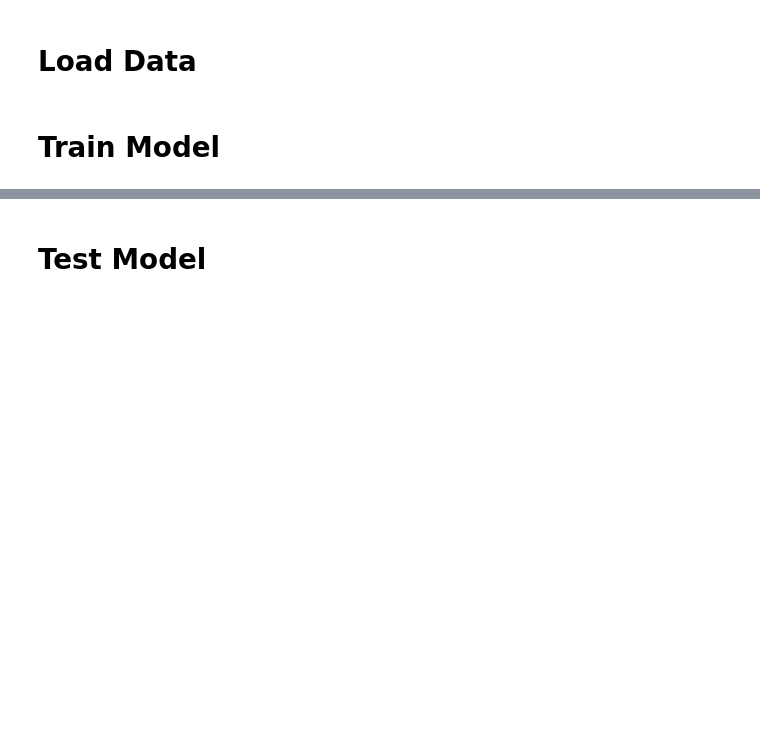
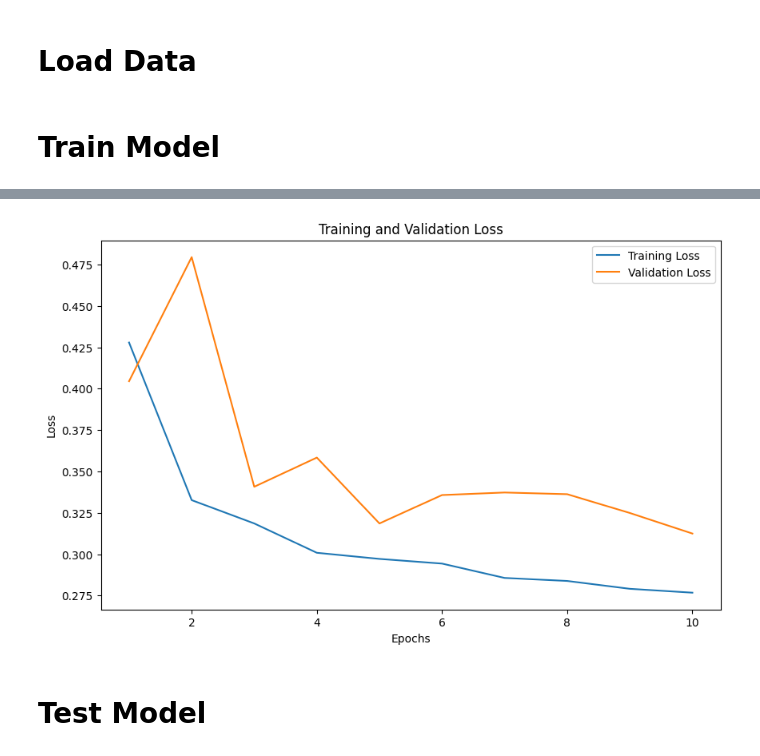
Before and after one commit to Hamza-Ali0237/PyTorch-UNet-Implementation, a Jupyter notebook: UNet-Image-Segmentation.ipynb, the cells around one changed output, grey strips where cells are left out. Drawn from its saved outputs; the diff is of its cells as text; code cells hidden in the pictures; blank space fills up the shorter version.

Commit message:
Model Trained / Results Visualized - Project Complete

```diff
--- a/UNet-Image-Segmentation.ipynb
+++ b/UNet-Image-Segmentation.ipynb
@@ -26,7 +30,7 @@ class UNet(nn.Module):
         self.enc2 = self.conv_block(64, 128)
         self.enc3 = self.conv_block(128, 256)
         self.enc4 = self.conv_block(256, 512)
-        self.pool = self.MaxPool2d(kernel_size=2, stride=2)
+        self.pool = nn.MaxPool2d(kernel_size=2, stride=2)
 
         # Transposed Convolutions Block
         self.upconv3 = nn.ConvTranspose2d(512, 256, kernel_size=2, stride=2)
@@ -44,10 +48,10 @@ class UNet(nn.Module):
     # Define Convolutions block for reusability
     def conv_block(self, in_channels, out_channels):
         return nn.Sequential(
-            nn.Conv2d(in_channels, out_channels, padding=1),
+            nn.Conv2d(in_channels, out_channels, kernel_size=3, padding=1),
             nn.BatchNorm2d(out_channels),
             nn.ReLU(inplace=True),
-            nn.Conv2d(out_channels, out_channels),
+            nn.Conv2d(out_channels, out_channels, kernel_size=3, padding=1),
             nn.BatchNorm2d(out_channels),
             nn.ReLU(inplace=True)
         )
@@ -121,7 +125,7 @@ mask_transform = T.Compose([
 # Load Data
 # %%
 images_path = "/content/drive/MyDrive/Chest X-Ray Dataset/images"
-masks_path = "/content/drive/MyDrive/Chest X-Ray Dataset/mask"
+masks_path = "/content/drive/MyDrive/Chest X-Ray Dataset/masks"
 
 
 dataset = LungSegmentationDataset(images_path, masks_path, image_transform=image_transform, mask_transform=mask_transform)
@@ -131,12 +135,15 @@ train_size = int(0.8 * len(dataset))
 val_size = len(dataset) - train_size
 train_dataset, val_dataset = t.utils.data.random_split(dataset, [train_size, val_size])
 
-dataloader_train = t.utils.data.DataLoader(train_dataset, batch_size=32, shuffle=True)
-dataloader_val = t.utils.data.DataLoader(val_dataset, batch_size=32, shuffle=False)
+dataloader_train = t.utils.data.DataLoader(train_dataset, batch_size=1, shuffle=True)
+dataloader_val = t.utils.data.DataLoader(val_dataset, batch_size=1, shuffle=False)
 # %% [markdown]
 # Train Model
+# %%
+device = t.device("cuda" if t.cuda.is_available() else "cpu")
 # %%
-model = UNet(3, 1).cuda()
+model = UNet(3, 1)
+model = model.to(device)
 criterion = nn.BCEWithLogitsLoss()
 optimizer = t.optim.Adam(model.parameters(), lr=0.001)
 # %%
@@ -151,8 +158,8 @@ for epoch in range(1, num_epochs + 1):
     running_loss = 0.0
 
     for images, masks in dataloader_train:
-        images = images.cuda()
-        masks = masks.cuda()
+        images = images.to(device)
+        masks = masks.to(device).unsqueeze(1)
 
         # Forward pass
         optimizer.zero_grad()
@@ -174,8 +181,8 @@ for epoch in range(1, num_epochs + 1):
     val_loss = 0.0
     with t.no_grad():
         for images, masks in dataloader_val:
-            images = images.cuda()
-            masks = masks.cuda()
+            images = images.to(device)
+            masks = masks.to(device).unsqueeze(1)
 
             outputs = model(images)
             loss = criterion(outputs, masks)
@@ -194,3 +201,4 @@ plt.ylabel("Loss")
 plt.title("Training and Validation Loss")
 plt.legend()
 plt.show()
+# %% [output]
@@ -197,3 +225,4 @@ plt.show()
+[figure, added]
 # %% [markdown]
 # Test Model
 # %%
```
Also changed, not shown: parts of 5 cells of this notebook.
